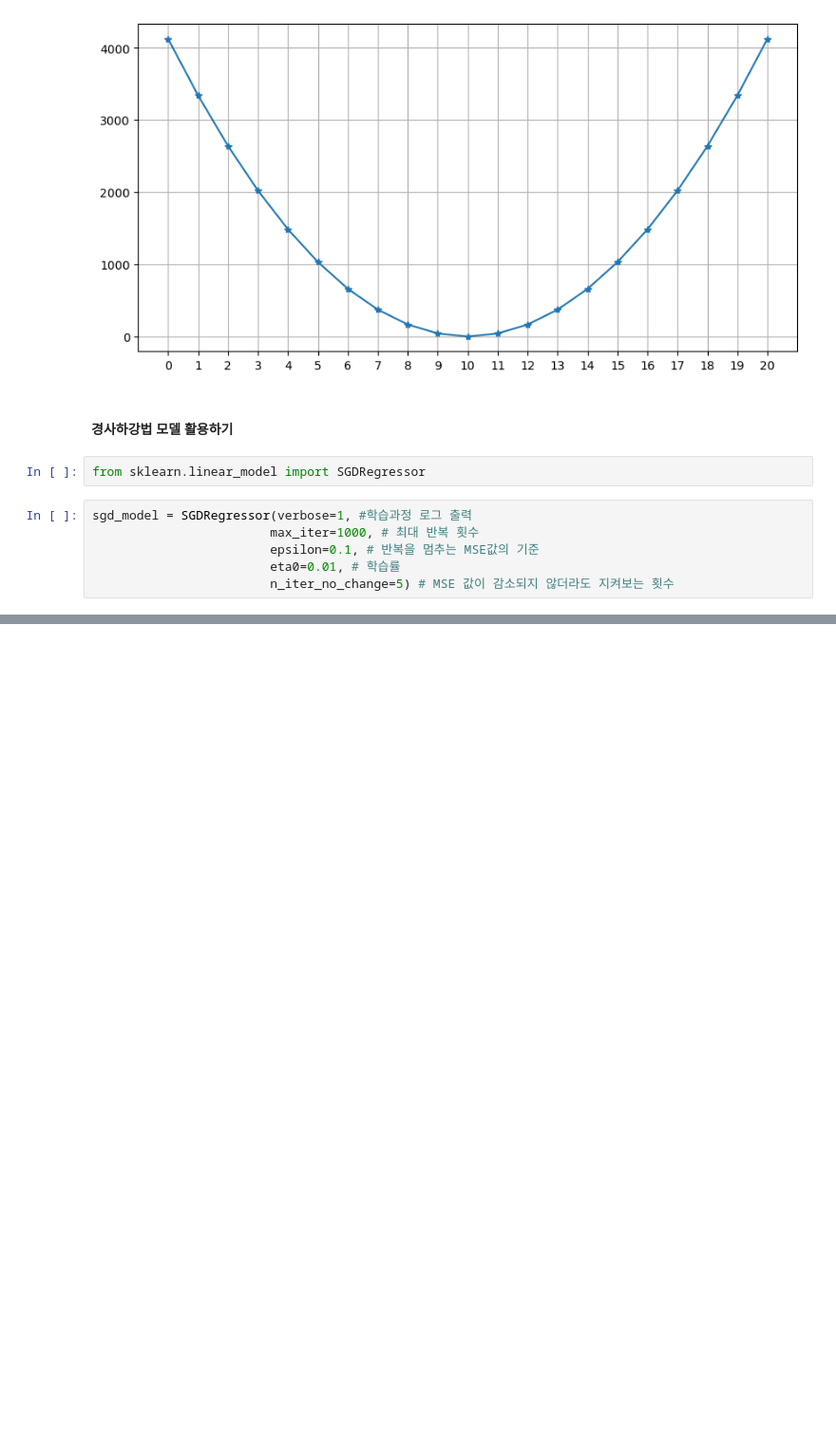
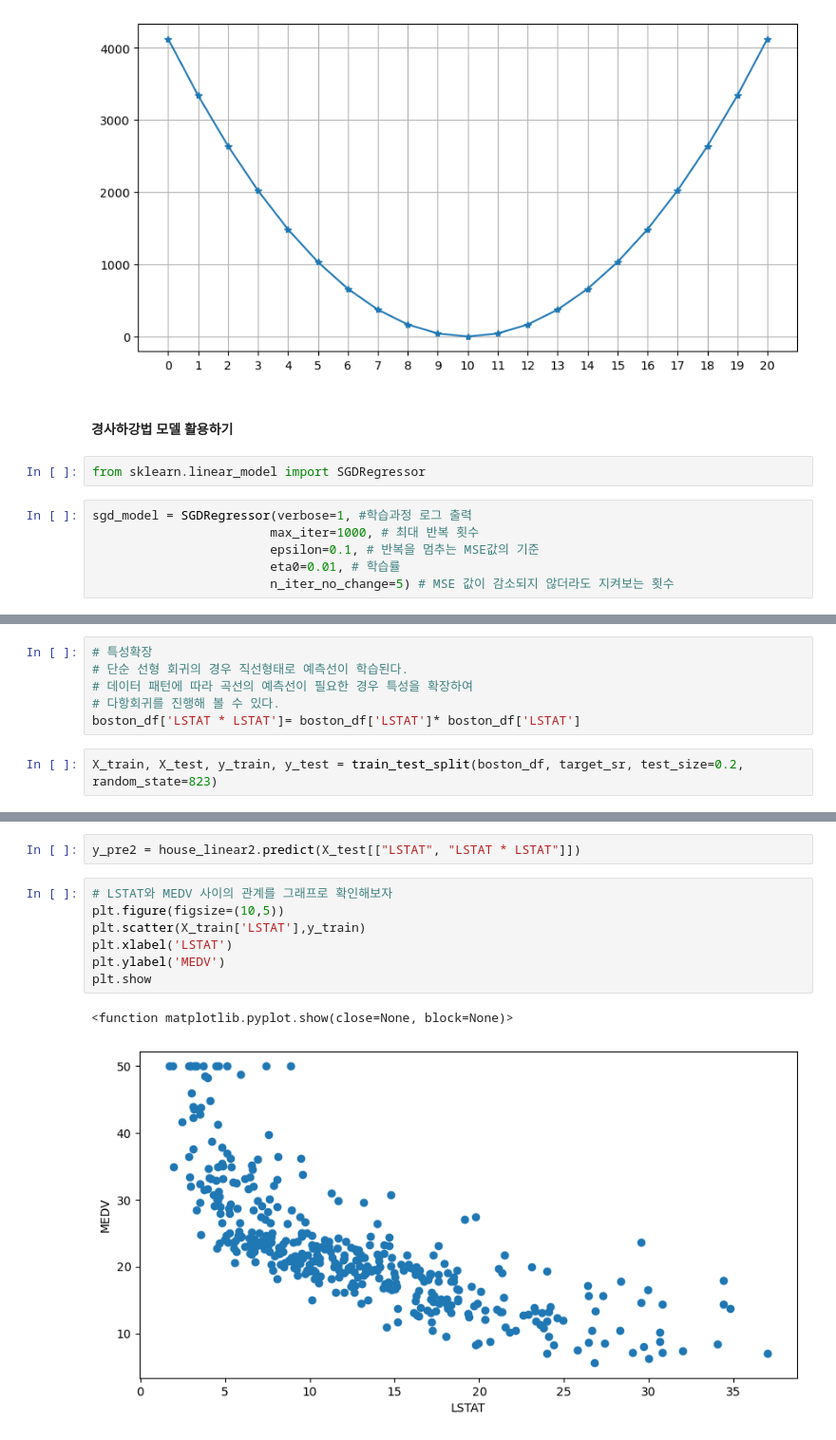
Before and after one commit to thekichan/gwangjuaicenter4, a Jupyter notebook: ex08_선형회귀 모델 이해하기.ipynb, the cells around one changed output, grey strips where cells are left out. Shown: that part at 95% size. Cells and saved outputs as stored; diff of their text form; blank space fills up the shorter version.

```diff
--- a/ex08_선형회귀 모델 이해하기.ipynb
+++ b/ex08_선형회귀 모델 이해하기.ipynb
@@ -116,0 +210,8 @@ array([1.13168744])
+# %%
+# 특성확장
+# 단순 선형 회귀의 경우 직선형태로 예측선이 학습된다.
+# 데이터 패턴에 따라 곡선의 예측선이 필요한 경우 특성을 확장하여
+# 다항회귀를 진행해 볼 수 있다.
+boston_df['LSTAT * LSTAT']= boston_df['LSTAT']* boston_df['LSTAT']
+# %%
+X_train, X_test, y_train, y_test = train_test_split(boston_df, target_sr, test_size=0.2, random_state=823)
@@ -116,0 +230,12 @@ array([1.13168744])
+# %%
+y_pre2 = house_linear2.predict(X_test[["LSTAT", "LSTAT * LSTAT"]])
+# %%
+# LSTAT와 MEDV 사이의 관계를 그래프로 확인해보자
+plt.figure(figsize=(10,5))
+plt.scatter(X_train['LSTAT'],y_train)
+plt.xlabel('LSTAT')
+plt.ylabel('MEDV')
+plt.show
+# %% [output]
+<function matplotlib.pyplot.show(close=None, block=None)>
+[figure, added]
```
Also changed, not shown: parts of 34 cells of this notebook.
